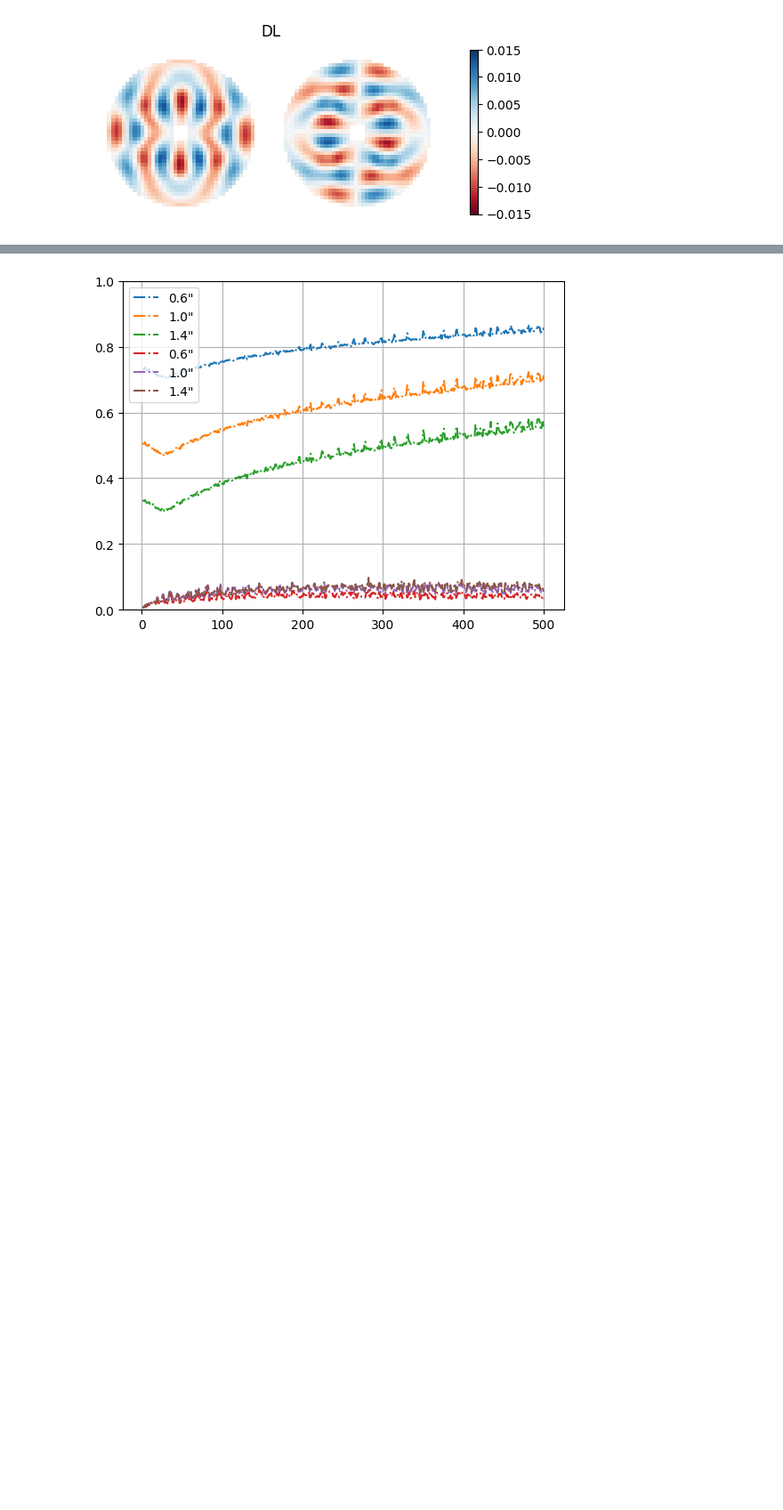
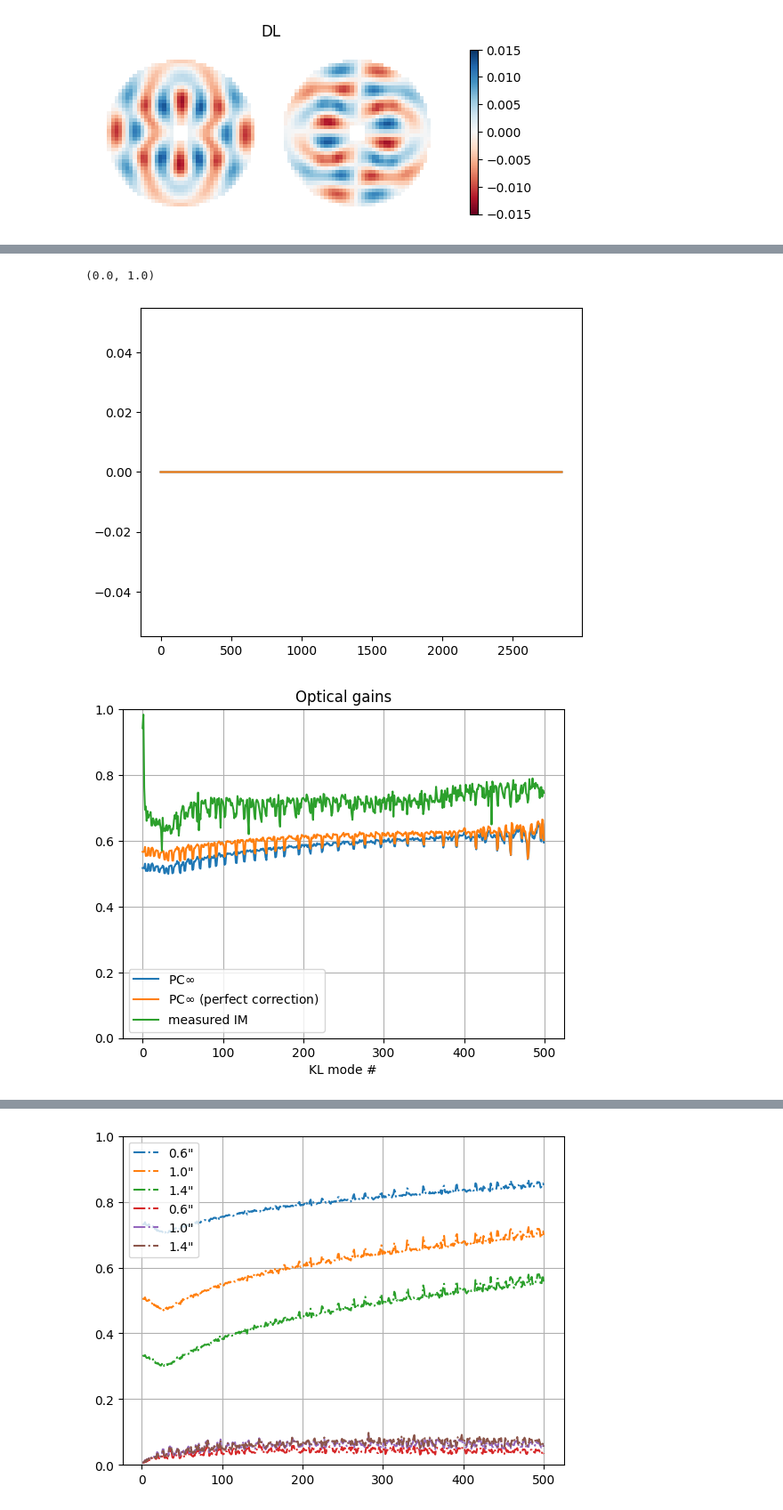
Before and after one commit to Menessao/SPECULA, a Jupyter notebook: config/ErrorBudget/LBTplots.ipynb, the cells around one changed output, grey strips where cells are left out. Shown at 89% size. Drawn from its saved outputs; the diff is of its cells as text; code cells hidden in the pictures; blank space fills up the shorter version.

```diff
--- a/config/ErrorBudget/LBTplots.ipynb
+++ b/config/ErrorBudget/LBTplots.ipynb
@@ -337,0 +360,32 @@ array([[0., 0., 0., ..., 0., 0., 0.],
+# %%
+lbt_rec = fits.getdata('/raid1/mmenessini/calibration/SOUL/KLv30dx/rec/pyr3.0_s1.0_dl_synth_500modes_rec.fits')*2
+
+rec = np.linalg.pinv(optsynim[:2512,:500])
+og = np.diag(rec @ synim[:2512,:500])
+ogp = np.diag(rec @ synimp[:2512,:500])
+ogs = np.diag(lbt_rec[:500,:2512] @ tempim)
+
+plt.figure()
+plt.plot(og,label=r'PC$\infty$')
+plt.plot(ogp,label=r'PC$\infty$ (perfect correction)')
+plt.plot(ogs,label='measured IM')
+plt.title('Optical gains')
+plt.legend()
+plt.grid()
+plt.xlabel('KL mode #')
+plt.ylim([0,1])
+
+
+plt.figure()
+plt.plot(np.std(tempim,axis=0)/np.std(optsynim[:,:500],axis=0)/4e+9,'.')
+plt.plot(np.std(synim[:,:500],axis=0)/np.std(optsynim[:,:500],axis=0))
+plt.plot(np.std(synimp[:,:500],axis=0)/np.std(optsynim[:,:500],axis=0))
+plt.plot([27,27],[-1,2],'--',c='gray',alpha=0.4)
+plt.grid()
+plt.xlabel('KL mode #')
+plt.title('Ratio of slopes RMS\nMeasured IM over Synthetic IM (DL)')
+plt.ylim([0,1])
+# %% [output]
+(0.0, 1.0)
+[figure, added]
+[figure, added]
```
Also changed, not shown: parts of 4 cells of this notebook, 3 other files.
